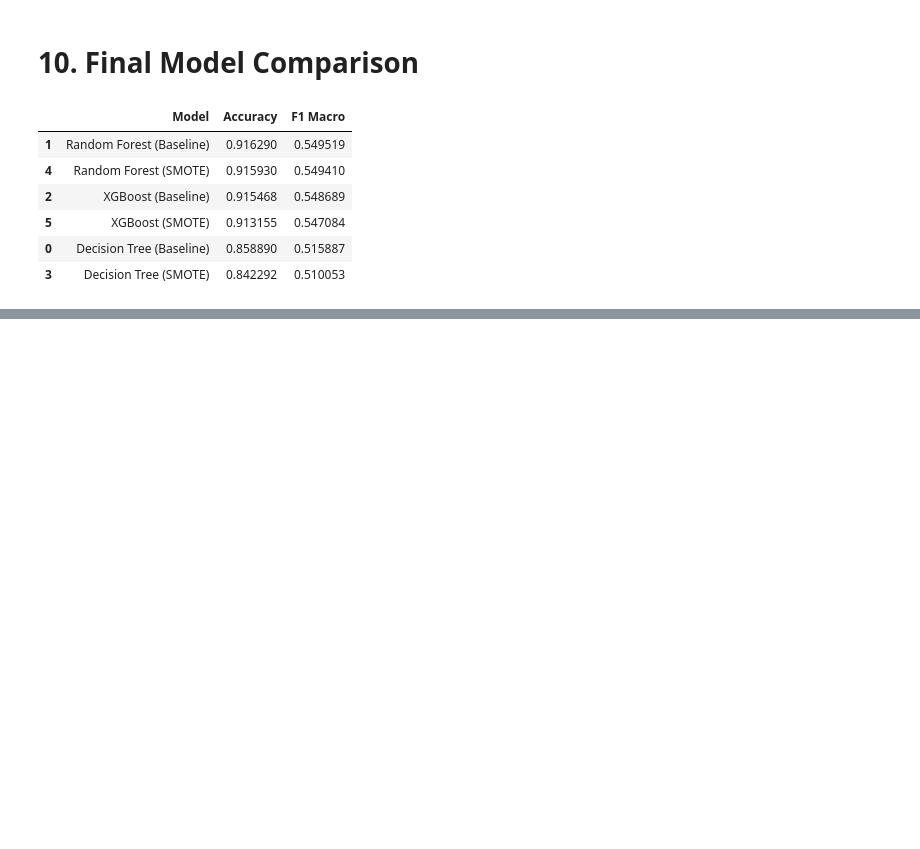
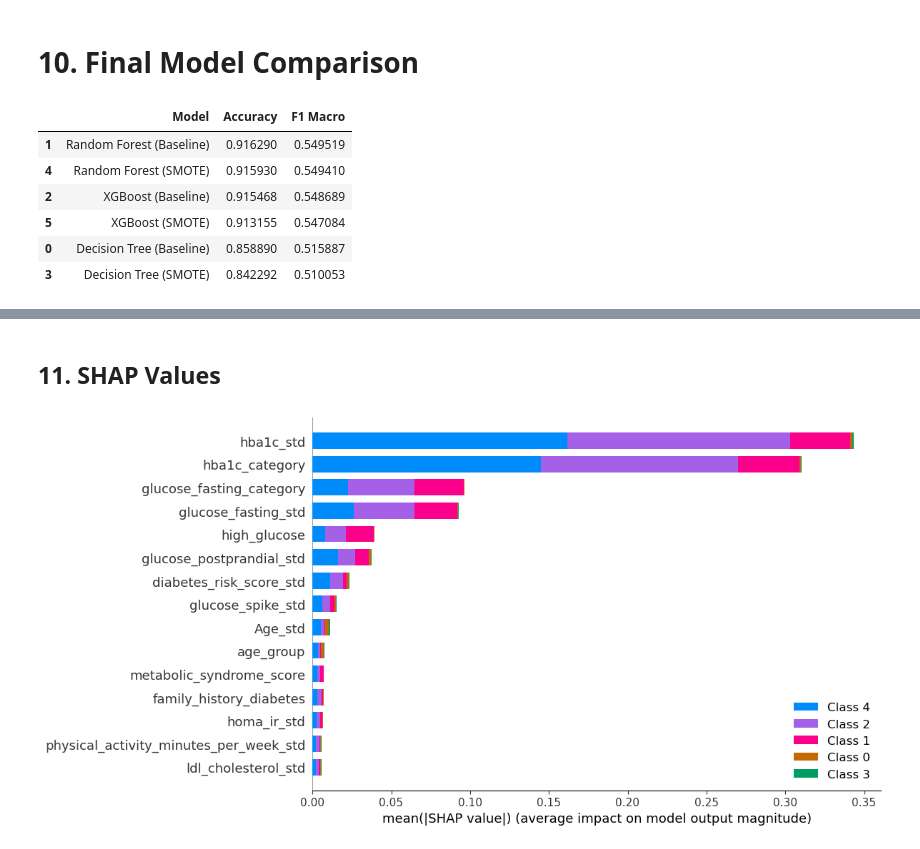
Before and after one commit to RynoGz/mlg382-diabetes-risk-segmentation-system-group-6, a Jupyter notebook: notebooks/modeling.ipynb, the cells around one changed output, grey strips where cells are left out. Cells and saved outputs as stored; diff of their text form; code cells hidden in the pictures; blank space fills up the shorter version.

Commit message:
Adding of the Shap Values

```diff
--- a/notebooks/modeling.ipynb
+++ b/notebooks/modeling.ipynb
@@ -431,0 +432,17 @@ plt.show()
+# %% [markdown]
+## 11. SHAP Values
+# %%
+import shap
+
+X_sample = X_test.sample(n=200, random_state=42)
+explainer = shap.TreeExplainer(rf, X_sample)
+shap_values = explainer.shap_values(X_sample, check_additivity=False)
+# %%
+
+shap.summary_plot(shap_values, X_sample, plot_type="bar", max_display=15, show=False)
+
+plt.gcf().set_size_inches(12, 6)
+plt.tight_layout()
+plt.show()
+# %% [output]
+[figure, added]
```
Also changed, not shown: parts of 9 cells of this notebook, 9 other files.
